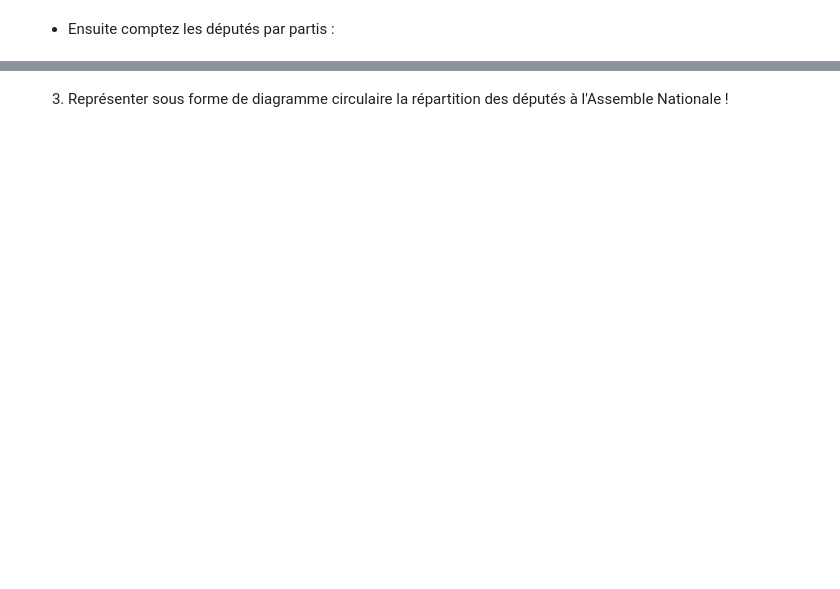
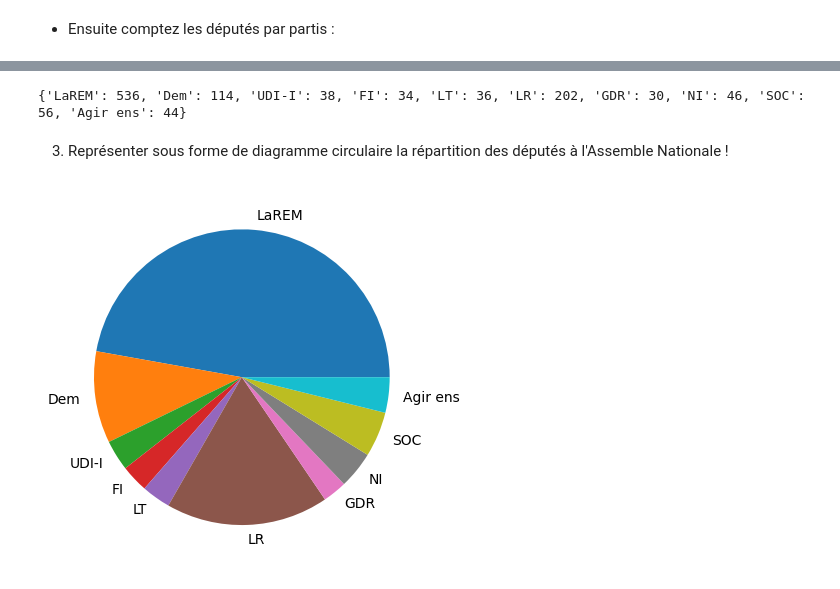
Before and after one commit to Hastide/Stats_TP1, a Jupyter notebook: TP1-statistiques-une variable.ipynb, the cells around one changed output, grey strips where cells are left out. Saved outputs shown, nothing was run; the diff lists cells and outputs as text; code cells hidden in the pictures; blank space fills up the shorter version.

```diff
--- a/TP1-statistiques-une variable.ipynb
+++ b/TP1-statistiques-une variable.ipynb
@@ -126,17 +126,11 @@ LR LaREM LaREM LaREM LR LaREM LT LaREM LaREM Agir ens FI Dem LR LaREM LaREM LR S
 # %% [markdown]
 1) À l'aide de la structure `set` en python, donnez la liste des partis politiques présents dans le fichier. On utilisera la fonction `list()` et la liste sera nommée `liste_partis`
 # %%
-
 with open('liste_deputes_excel.csv') as fichiercsv:
     reader = csv.DictReader(fichiercsv)
-    liste_partis = set(reader)
+    liste_partis = set()
     for ligne in reader:
-        ligne_actu = ligne['Parti']
-        print(type(ligne_actu))
-        liste.add(ligne['Parti'])
-
-        print(ligne['Parti'], end=' ')
-    liste.add('toto')
+        liste_partis.add(ligne['Parti'])
     print("\n")
     print(len(liste_partis))
     print(list(liste_partis))
@@ -167,2 +151,23 @@ dico_partis['LaREM']
+# %%
+with open('liste_deputes_excel.csv') as fichiercsv:
+    reader = csv.DictReader(fichiercsv)
+    for ligne in reader:
+        dico_partis[ligne['Parti']] += 1
+print(dico_partis)
+# %% [output]
+{'LaREM': 536, 'Dem': 114, 'UDI-I': 38, 'FI': 34, 'LT': 36, 'LR': 202, 'GDR': 30, 'NI': 46, 'SOC': 56, 'Agir ens': 44}
 # %% [markdown]
 3) Représenter sous forme de diagramme circulaire la répartition des députés à l'Assemble Nationale !
+# %%
+tab1, tab2 = [], []
+for i in dico_partis.keys():
+    tab1.append(i)
+for i in dico_partis.values():
+    tab2.append(i)
+tab3 = np.array(tab1)
+y = np.array(tab2)
+
+plt.pie(y, labels = tab1)
+plt.show()
+# %% [output]
+[figure, added]
```
Also changed, not shown: parts of 9 cells of this notebook.
